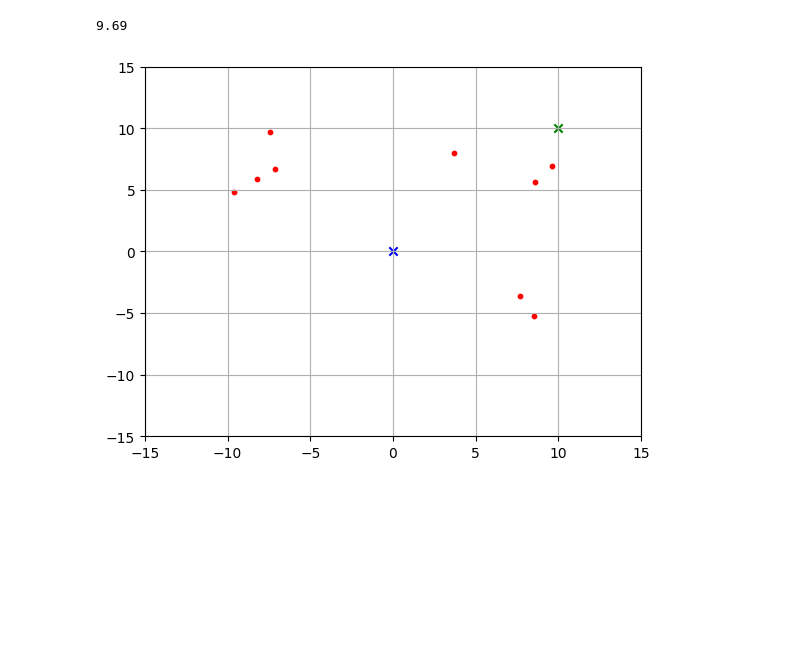
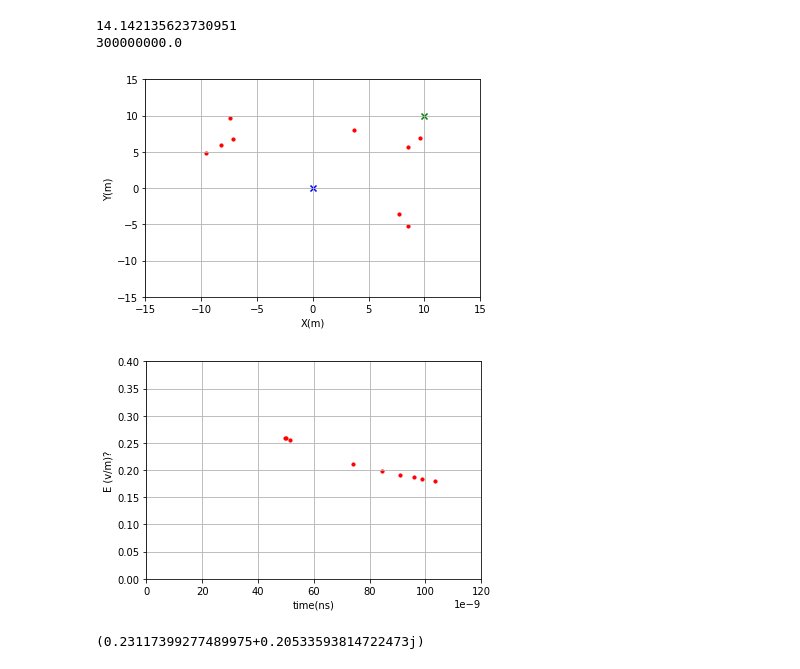
Before and after one commit to jwon345/331, a Jupyter notebook: SignalAndSystemAssignment.ipynb, the cells around one changed output. Cells and saved outputs as stored; diff of their text form; code cells hidden in the pictures; blank space fills up the shorter version.

```diff
--- a/SignalAndSystemAssignment.ipynb
+++ b/SignalAndSystemAssignment.ipynb
@@ -1,6 +1,8 @@
 # %%
 #initialising
 import matplotlib.pyplot as plt
+import math
+import numpy as np
 
 #manually extracted from matlab code using Jwon345 as input
 reflectors = {
@@ -15,25 +17,78 @@ reflectors = {
     9: [-9.6,4.85],
     10: [-3.15,3.29]
     }
+
+transmitter = [0,0]
+reciever = [10,10]
+
+Co = 3e8
+
+def getDistance(x,y):
+
+    return (math.hypot(x,y) + math.hypot(reciever[0] - x, reciever[1] - y))
+
+
+print(getDistance(0,0))
+print(Co)
 # %% [output]
-9.69
+14.142135623730951
+300000000.0
 # %%
 #plotting the reflectors
 for i in range(1,10):
     plt.scatter(
     reflectors[i][0],
     reflectors[i][1],
     color = "red",
     s=10
     )
 
-plt.scatter(0,0, color = "blue", marker="x") #plotting the transmitter
-plt.scatter(10,10, color = "green", marker="x") #plotting the reciever
+plt.scatter(transmitter[0], transmitter[1], color = "blue", marker="x") #plotting the transmitter
+plt.scatter(reciever[0], reciever[1], color = "green", marker="x") #plotting the reciever
 
 plt.grid(True)
 plt.xlim(-15,15)
 plt.ylim(-15,15)
 
+plt.ylabel("Y(m)")
+plt.xlabel("X(m)")
+
 plt.show()
 # %% [output]
-[figure, old version]
+[figure, new version]
+# %%
+#plotting the reflectors
+for i in range(1,10):
+    plt.scatter(
+    getDistance(reflectors[i][0], reflectors[i][1])/Co,
+    (1/getDistance(reflectors[i][0], reflectors[i][1])**0.5),
+    color = "red",
+    s=10
+    )
+
+
+
+plt.grid(True)
+plt.ylabel("E (v/m)?")
+plt.xlabel("time(ns)")
+
+plt.ticklabel_format(axis="x", style="sci", scilimits=(-9,-9))
+plt.xlim(0,120e-9)
+plt.ylim(0,0.4)
+
+
+
+plt.show()
+# %% [output]
+[figure, added]
+# %%
+def getSum(f):
+    total = 0 + 0j
+    for count in range(1,10):
+        total += (1/getDistance(reflectors[count][0], reflectors[count][1])**0.5) * np.cos(2*np.pi*getDistance(reflectors[count][0], reflectors[count][1])/(Co/f))
+        total += (1/getDistance(reflectors[count][0], reflectors[count][1])**0.5) * np.sin(2*np.pi*getDistance(reflectors[count][0], reflectors[count][1])/(Co/f)) * 1j
+    return total
+    #this is the sum of each impulse
+print(getSum(2.4e9))
+# %% [output]
+(0.23117399277489975+0.20533593814722473j)
```
Also changed, not shown: parts of 1 cell of this notebook.
